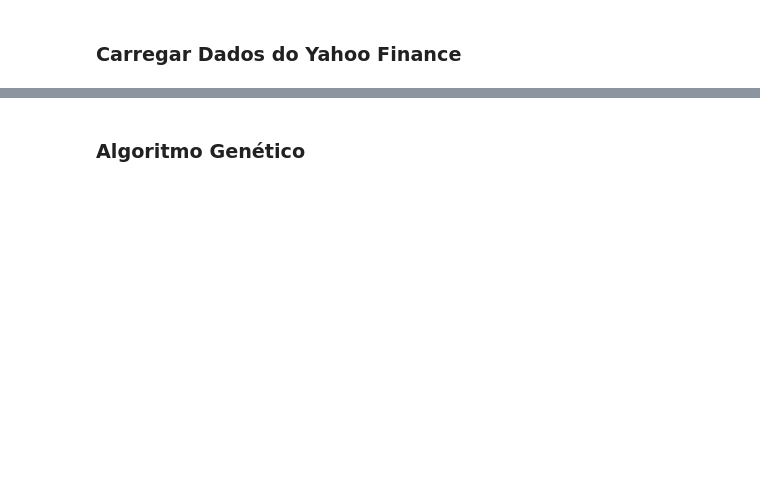
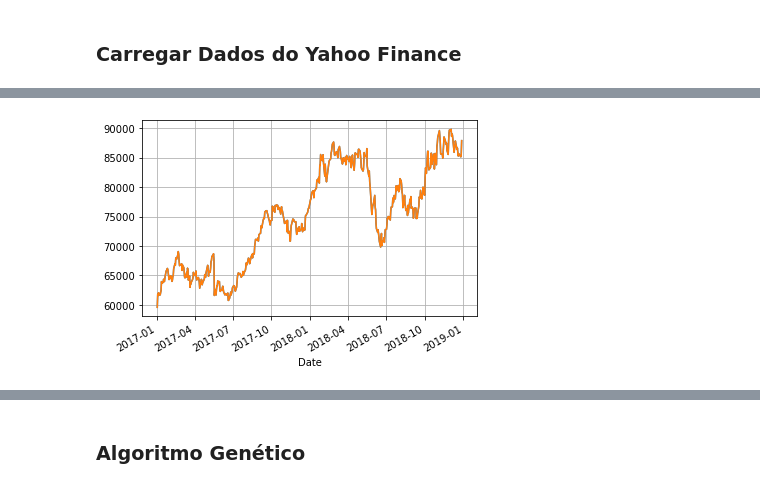
Before and after one commit to JumpingDino/GenPort, a Jupyter notebook: notebooks/Untitled.ipynb, the cells around one changed output, grey strips where cells are left out. Cells and saved outputs as stored; diff of their text form; code cells hidden in the pictures; blank space fills up the shorter version.

```diff
--- a/notebooks/Untitled.ipynb
+++ b/notebooks/Untitled.ipynb
@@ -62,0 +3,16 @@ df
+# %%
+import numpy as np
+import pandas as pd
+import pandas_datareader as web
+
+import matplotlib.pyplot as plt
+import seaborn as sns
+
+TICKERS = ['ITSA4.SA','TAEE11.SA','ODPV3.SA','BBAS3.SA','SANB4.SA','COGN3.SA','^BVSP']
+
+df = web.get_data_yahoo('^BVSP')
+df.loc['2017-01-01':'2018-12-31']['Adj Close'].plot()
+df.loc['2017-01-01':'2018-12-31']['Close'].plot()
+plt.grid()
+# %% [output]
+[figure, added]
```
Also changed, not shown: parts of 52 cells of this notebook, 1 other file.
